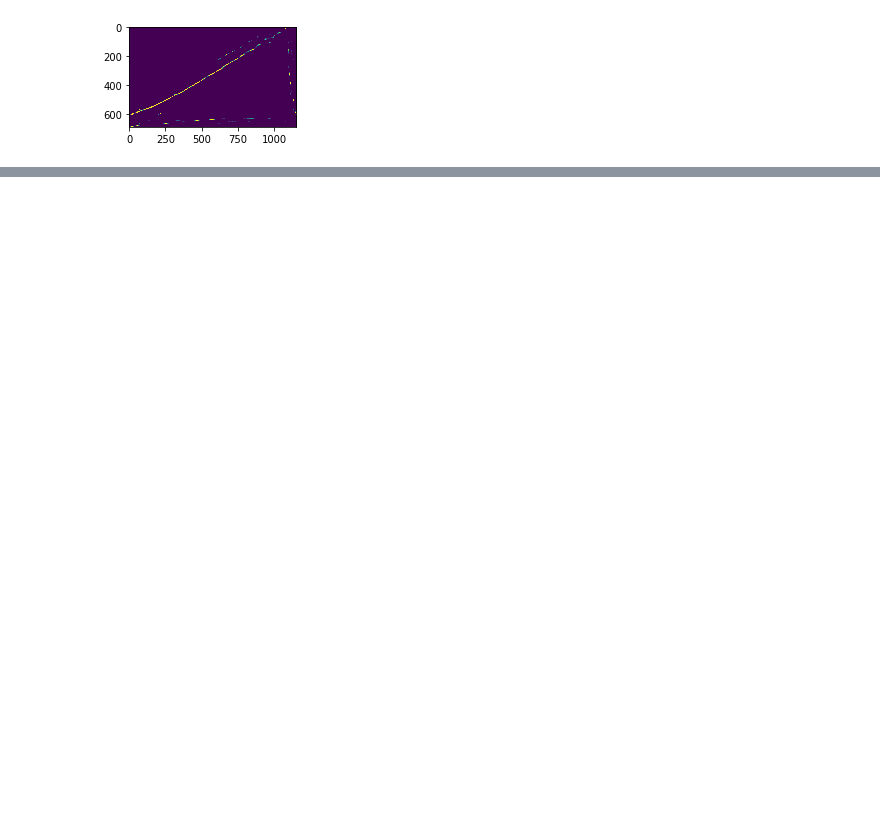
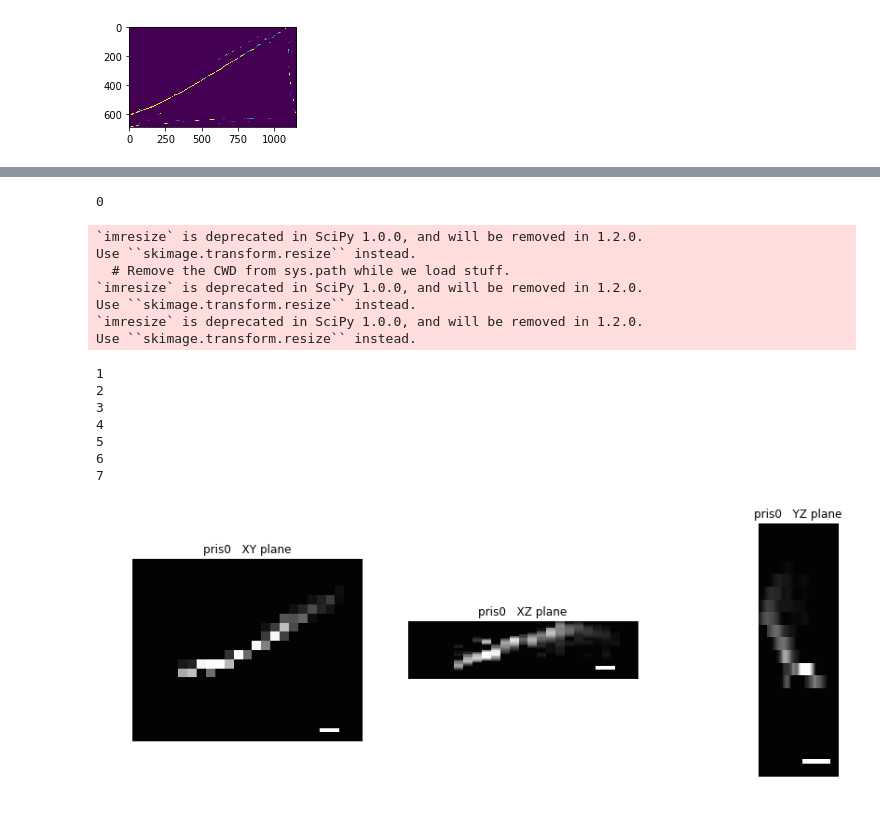
Before and after one commit to xiyuyi/PyPRIS, a Jupyter notebook: get_fig_for_pub_Feature3.ipynb, the cells around one changed output, grey strips where cells are left out. Cells and saved outputs as stored; diff of their text form; code cells hidden in the pictures; blank space fills up the shorter version.

```diff
--- a/get_fig_for_pub_Feature3.ipynb
+++ b/get_fig_for_pub_Feature3.ipynb
@@ -660,0 +846,54 @@ array([390.    , 195.    ,  97.5   ,  48.75  ,  24.375 ,  12.1875])
+# %%
+# produce a scale bar of 800 nm in xy
+tuneF = 0.7
+tuneF_botom_raise = -0.01
+xthick=50
+for prj0, prj1, prj2, prisN in zip(prj0_list, prj1_list, prj2_list, np.arange(0,8)):
+    print(prisN)
+    pcountsInt = 320
+    plt.figure(figsize=(15,5))
+
+    pj = scipy.misc.imresize(prj0,(2887,3640),'nearest')
+    xsta = -200
+    ysta = np.int(pj.shape[1]*0.9-pcountsInt)
+    pj[xsta:xsta+xthick, ysta:ysta+pcountsInt]=np.max(pj.ravel())
+    plt.subplot(131)
+    plt.imshow(pj,cmap='gray',vmin=np.max(pj.ravel())*tuneF_botom_raise,vmax=np.max(pj.ravel())*tuneF)
+    plt.title('pris'+str(prisN)+'   XY plane')
+    plt.axis('off')
+
+    pj = scipy.misc.imresize(prj1,(91*10,3640),'nearest')
+    xsta = -200
+    ysta = np.int(pj.shape[1]*0.9-pcountsInt)
+    pj[xsta:xsta+xthick, ysta:ysta+pcountsInt]=np.max(pj.ravel())
+    plt.subplot(132)
+    plt.imshow(pj,cmap='gray',vmin=np.max(pj.ravel())*tuneF_botom_raise,vmax=np.max(pj.ravel())*tuneF)
+    plt.title('pris'+str(prisN)+'   XZ plane')
+    plt.axis('off')
+
+    pj = scipy.misc.imresize(prj2,(2887,91*10),'nearest')
+    xsta = -200
+    ysta = np.int(pj.shape[1]*0.9-pcountsInt)
+    pj[xsta:xsta+xthick, ysta:ysta+pcountsInt]=np.max(pj.ravel())
+    plt.subplot(133)
+    plt.imshow(pj,cmap='gray',vmin=np.max(pj.ravel())*tuneF_botom_raise,vmax=np.max(pj.ravel())*tuneF)
+    plt.title('pris'+str(prisN)+'   YZ plane')
+    plt.axis('off')
+# With the pcounts defined above, 340 pixels will always yield a scale bar of 800 nm.
+# %% [output]
+0
+`imresize` is deprecated in SciPy 1.0.0, and will be removed in 1.2.0.
+Use ``skimage.transform.resize`` instead.
+  # Remove the CWD from sys.path while we load stuff.
+`imresize` is deprecated in SciPy 1.0.0, and will be removed in 1.2.0.
+Use ``skimage.transform.resize`` instead.
+`imresize` is deprecated in SciPy 1.0.0, and will be removed in 1.2.0.
+Use ``skimage.transform.resize`` instead.
+1
+2
+3
+4
+5
+6
+7
+[figure, added]
```
Also changed, not shown: parts of 27 cells of this notebook, 1 other file.
